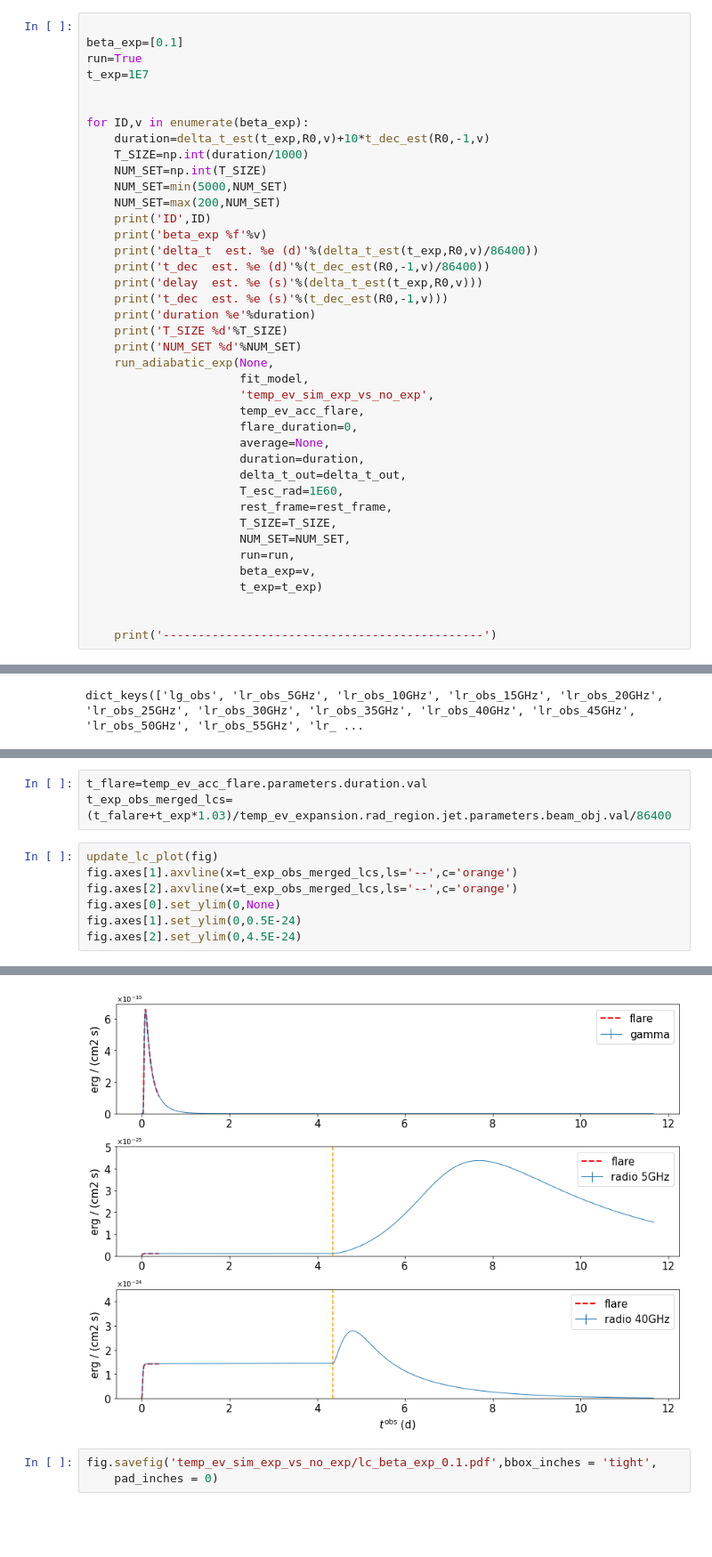
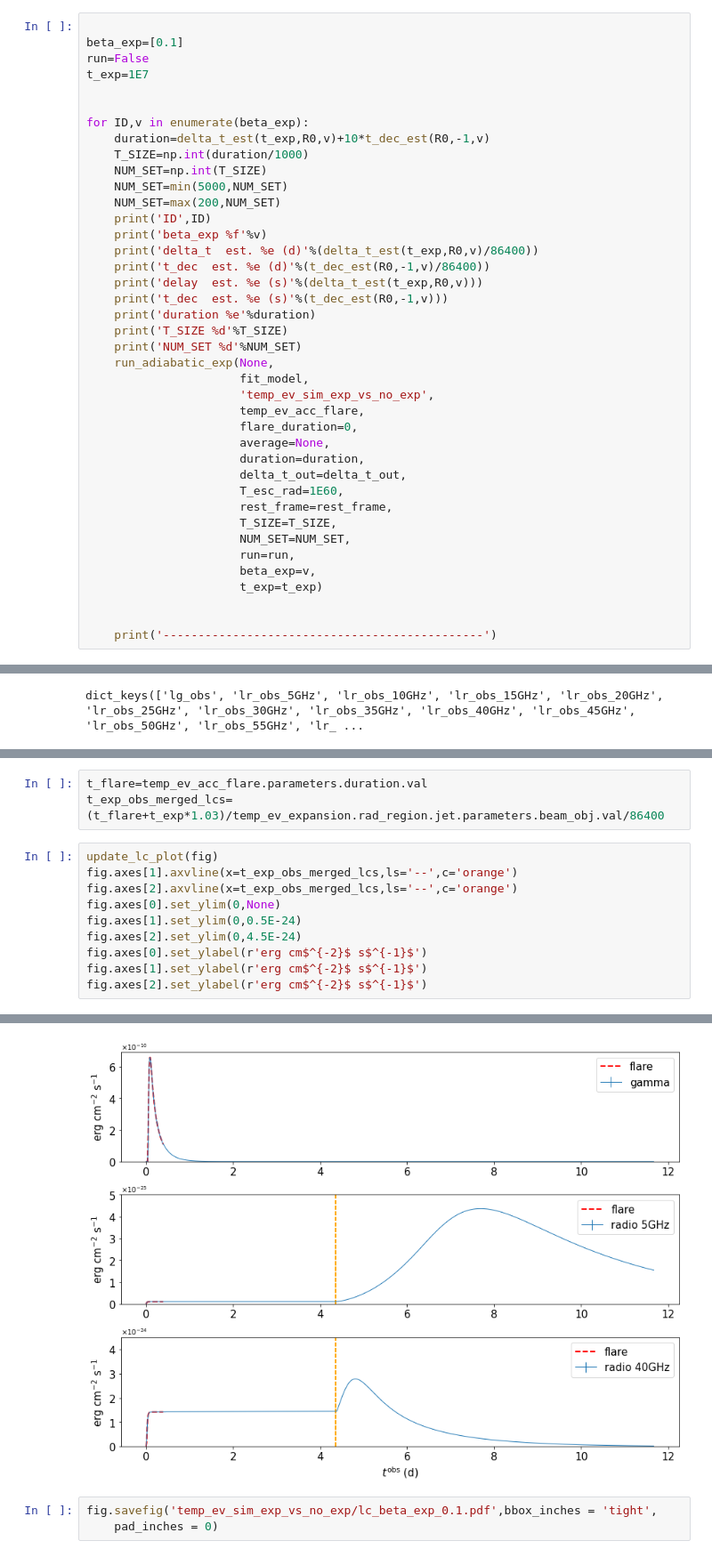
Before and after one commit to andreatramacere/adiabatic_exp_radio_gamma_delay, a Jupyter notebook: jetset_sim_and_analysis/Expansion_sim_exp_vs_no_exp.ipynb, the cells around one changed output, grey strips where cells are left out. Shown at 89% size. Cells and saved outputs as stored; diff of their text form; blank space fills up the shorter version.

```diff
--- a/Expansion_sim_exp_vs_no_exp.ipynb
+++ b/jetset_sim_and_analysis/Expansion_sim_exp_vs_no_exp.ipynb
@@ -72,7 +74,7 @@ def update_lc_plot(fig):
 # %%
 
 beta_exp=[0.1]
-run=True
+run=False
 t_exp=1E7
 
 
@@ -225,7 +213,7 @@ fig=plot_lcs(exp_lcs='temp_ev_sim_exp_vs_no_exp/lc_obs_beta_exp=0.100.pkl',lcs_n
 [figure]
 # %%
 t_flare=temp_ev_acc_flare.parameters.duration.val
-t_exp_obs_merged_lcs=(t_falare+t_exp*1.03)/temp_ev_expansion.rad_region.jet.parameters.beam_obj.val/86400
+t_exp_obs_merged_lcs=(t_flare+t_exp*1.03)/temp_ev_expansion.rad_region.jet.parameters.beam_obj.val/86400
 # %%
 update_lc_plot(fig)
 fig.axes[1].axvline(x=t_exp_obs_merged_lcs,ls='--',c='orange')
@@ -233,4 +221,7 @@ fig.axes[2].axvline(x=t_exp_obs_merged_lcs,ls='--',c='orange')
 fig.axes[0].set_ylim(0,None)
 fig.axes[1].set_ylim(0,0.5E-24)
 fig.axes[2].set_ylim(0,4.5E-24)
+fig.axes[0].set_ylabel(r'erg cm$^{-2}$ s$^{-1}$')
+fig.axes[1].set_ylabel(r'erg cm$^{-2}$ s$^{-1}$')
+fig.axes[2].set_ylabel(r'erg cm$^{-2}$ s$^{-1}$')
 # %% [output]
@@ -238,4 +229,4 @@ fig.axes[2].set_ylim(0,4.5E-24)
-[figure, old version]
+[figure, new version]
 # %%
 fig.savefig('temp_ev_sim_exp_vs_no_exp/lc_beta_exp_0.1.pdf',bbox_inches = 'tight',
     pad_inches = 0)
```
Also changed, not shown: parts of 6 cells of this notebook, 58 other files.
